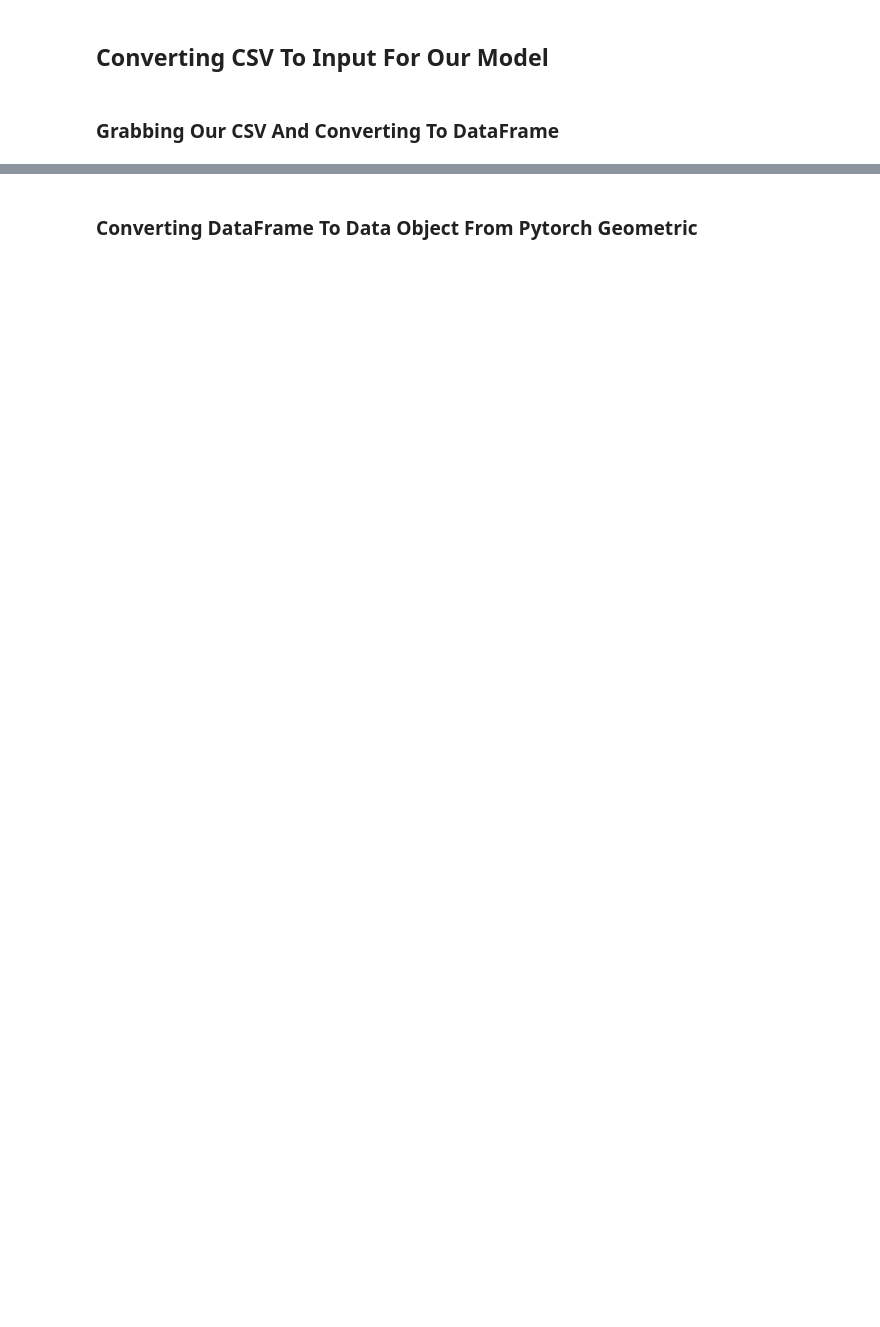
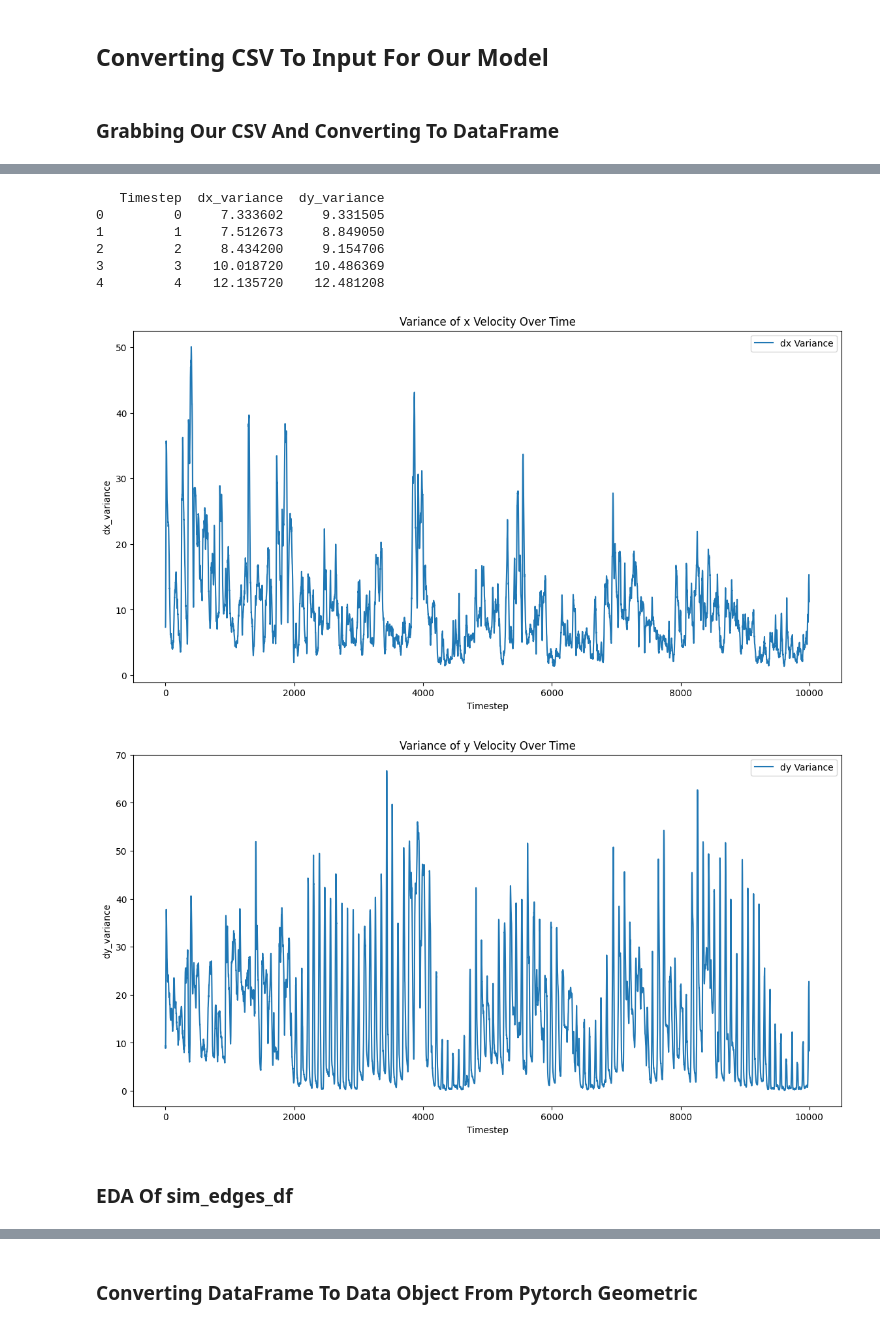
Before and after one commit to NACME-AIML-2024/final-project-los-pajaros, a Jupyter notebook: boids/model.ipynb, the cells around one changed output, grey strips where cells are left out. Drawn from its saved outputs; the diff is of its cells as text; code cells hidden in the pictures; blank space fills up the shorter version.

```diff
--- a/boids/model.ipynb
+++ b/boids/model.ipynb
@@ -48,0 +96,30 @@ sim_edges_df.head(5)
+# %%
+# Calculate variance of velocity
+variance_df = sim_df.groupby('Timestep').agg({'dx': 'var', 'dy': 'var'}).reset_index()
+variance_df.rename(columns={'dx': 'dx_variance', 'dy': 'dy_variance'}, inplace=True)
+
+# Display the first few rows of the variance DataFrame
+print(variance_df.head())
+
+# Plot variance of velocity over time
+import matplotlib.pyplot as plt
+import seaborn as sns
+
+plt.figure(figsize=(14, 7))
+sns.lineplot(data=variance_df, x='Timestep', y='dx_variance', label='dx Variance').set(title='Variance of x Velocity Over Time')
+
+plt.figure(figsize=(14, 7))
+sns.lineplot(data=variance_df, x='Timestep', y='dy_variance', label='dy Variance').set(title='Variance of y Velocity Over Time')
+
+plt.show()
+# %% [output]
+   Timestep  dx_variance  dy_variance
+0         0     7.333602     9.331505
+1         1     7.512673     8.849050
+2         2     8.434200     9.154706
+3         3    10.018720    10.486369
+4         4    12.135720    12.481208
+[figure, added]
+[figure, added]
+# %% [markdown]
+### EDA Of sim_edges_df
```
Also changed, not shown: parts of 19 cells of this notebook, 11 other files.
